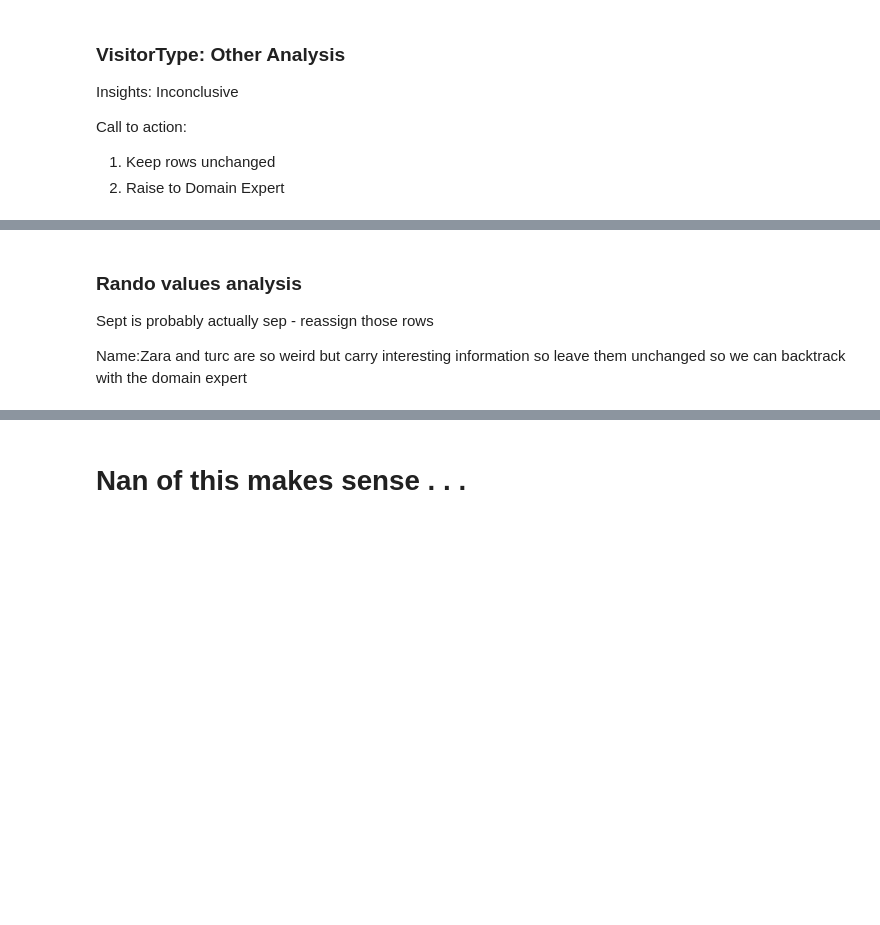
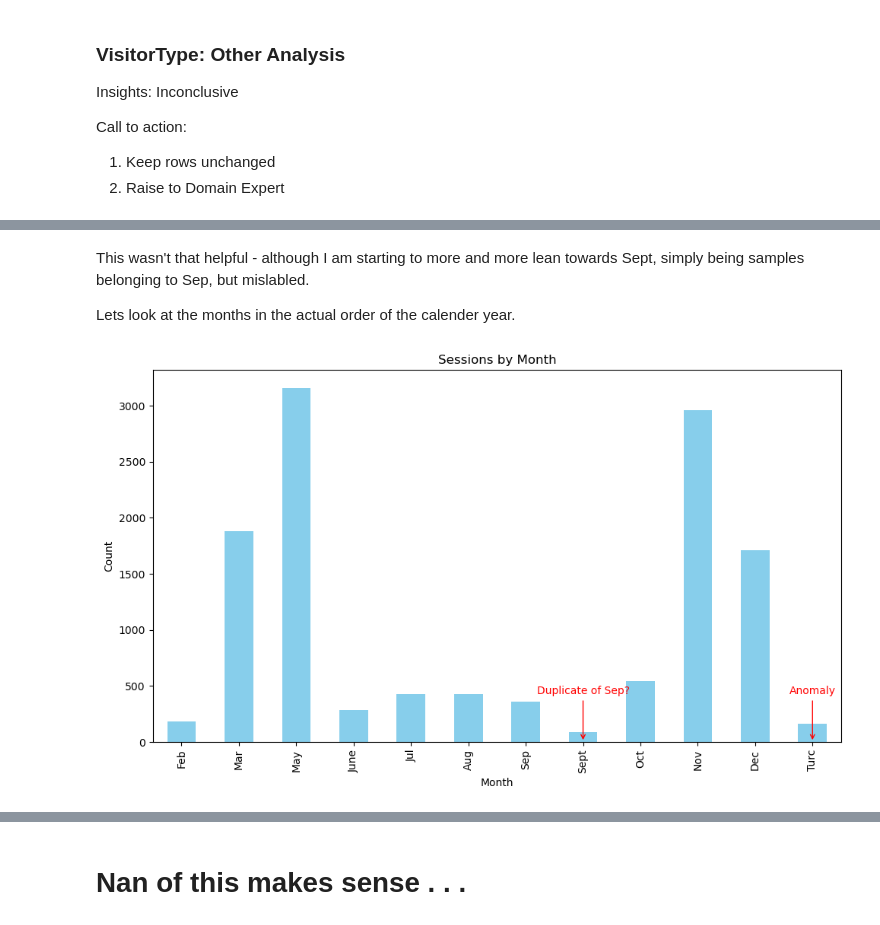
Before and after one commit to sunsunwall/ecommerce_conversion_project_2025, a Jupyter notebook: project_draft.ipynb, the cells around one changed output, grey strips where cells are left out. Saved outputs shown, nothing was run; the diff lists cells and outputs as text; code cells hidden in the pictures; blank space fills up the shorter version.

```diff
--- a/project_draft.ipynb
+++ b/project_draft.ipynb
@@ -1238,12 +2210,34 @@ plot_feature_eda(session_data_df, column_descriptions, features_to_plot=['Month'
-# %%
-month_sept_filter = session_data_df['Month'] == 'Sept'
-
-session_data_df.loc[month_sept_filter,'Month'] = 'Sep'
-
-session_data_df['Month'].value_counts()
-# %% [markdown]
-### Rando values analysis
-
-Sept is probably actually sep - reassign those rows
-
-Name:Zara and turc are so weird but carry interesting information so leave them unchanged so we can backtrack with the domain expert
+# %% [markdown]
+This wasn't that helpful - although I am starting to more and more lean towards Sept, simply being samples belonging to Sep, but mislabled.
+
+Lets look at the months in the actual order of the calender year.
+# %%
+# Define the desired month order
+month_order = ['Feb', 'Mar', 'May', 'June', 'Jul', 'Aug', 'Sep', 'Sept', 'Oct', 'Nov', 'Dec', 'Turc']
+
+# Count occurrences of each month
+month_counts = session_data_df['Month'].value_counts().reindex(month_order)
+
+# Create a simple bar chart
+plt.figure(figsize=(10, 6))
+month_counts.plot(kind='bar', color='skyblue')
+
+# Add annotations for anomalies
+plt.annotate('Duplicate of Sep?', xy=(7, 0), xytext=(7, 500),
+             ha='center', va='top', color='red', fontsize=10,
+             arrowprops=dict(arrowstyle='->', color='red'))
+
+plt.annotate('Anomaly', xy=(11, 0), xytext=(11, 500),
+             ha='center', va='top', color='red', fontsize=10,
+             arrowprops=dict(arrowstyle='->', color='red'))
+
+# Add a simple title and labels
+plt.title('Sessions by Month')
+plt.xlabel('Month')
+plt.ylabel('Count')
+
+# Show the plot
+plt.tight_layout()
+plt.show()
+# %% [output]
+[figure, added]
```
Also changed, not shown: parts of 85 cells of this notebook.
